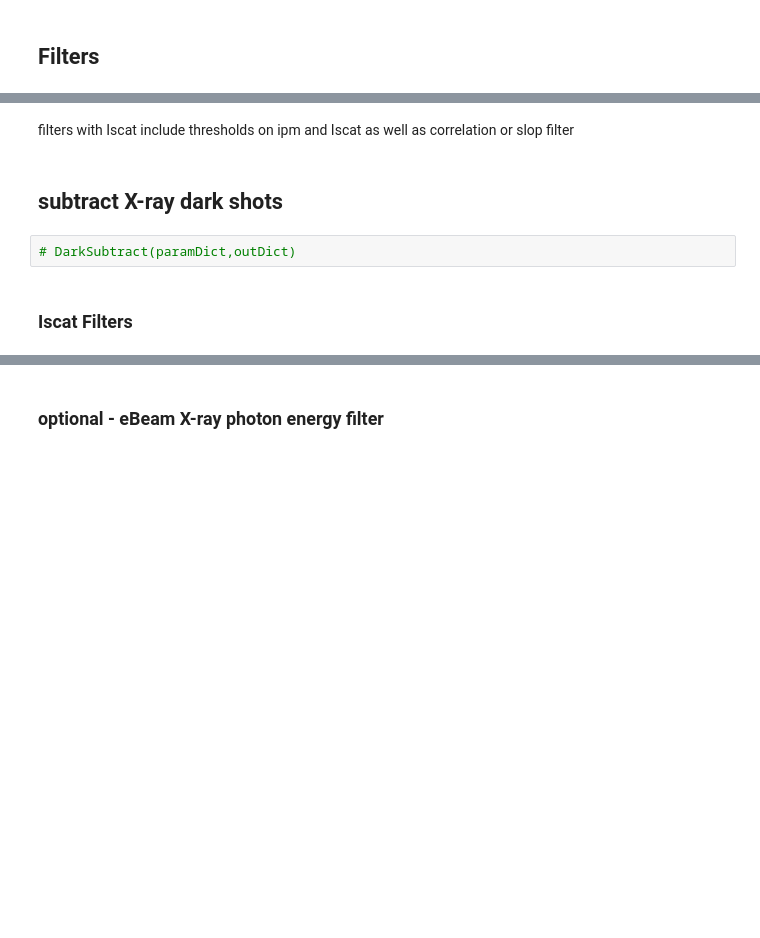
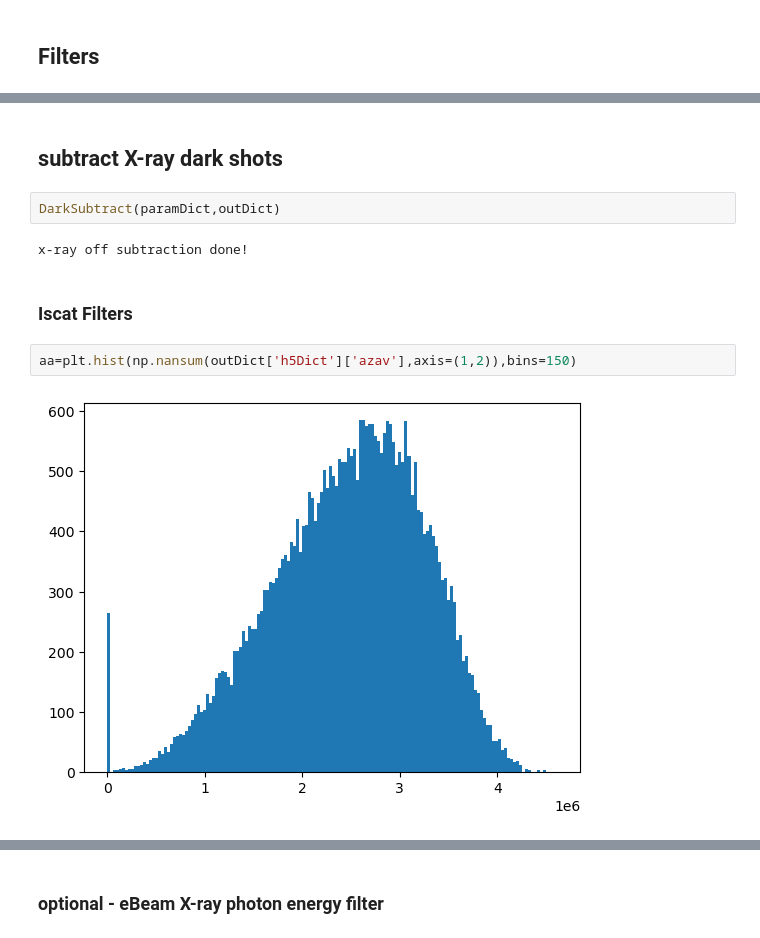
Before and after one commit to Solution-Phase-Chemistry/ReduceScatt, a Jupyter notebook: StepByStep.ipynb, the cells around one changed output, grey strips where cells are left out. Saved outputs shown, nothing was run; the diff lists cells and outputs as text; blank space fills up the shorter version.

```diff
--- a/StepByStep.ipynb
+++ b/StepByStep.ipynb
@@ -191,12 +192,16 @@ calculated Iscat
 setupFilters - done!
-# %% [markdown]
-filters with Iscat include thresholds on ipm and Iscat as well as correlation or slop filter
 # %% [markdown]
 ## subtract X-ray dark shots
 # %%
-# DarkSubtract(paramDict,outDict)
+DarkSubtract(paramDict,outDict)
+# %% [output]
+x-ray off subtraction done!
 # %% [markdown]
 ### Iscat Filters
+# %%
+aa=plt.hist(np.nansum(outDict['h5Dict']['azav'],axis=(1,2)),bins=150)
+# %% [output]
+[figure, added]
 # %%
 IscatFilters(paramDict,outDict)
 # %% [output]
```
Also changed, not shown: parts of 6 cells of this notebook.
